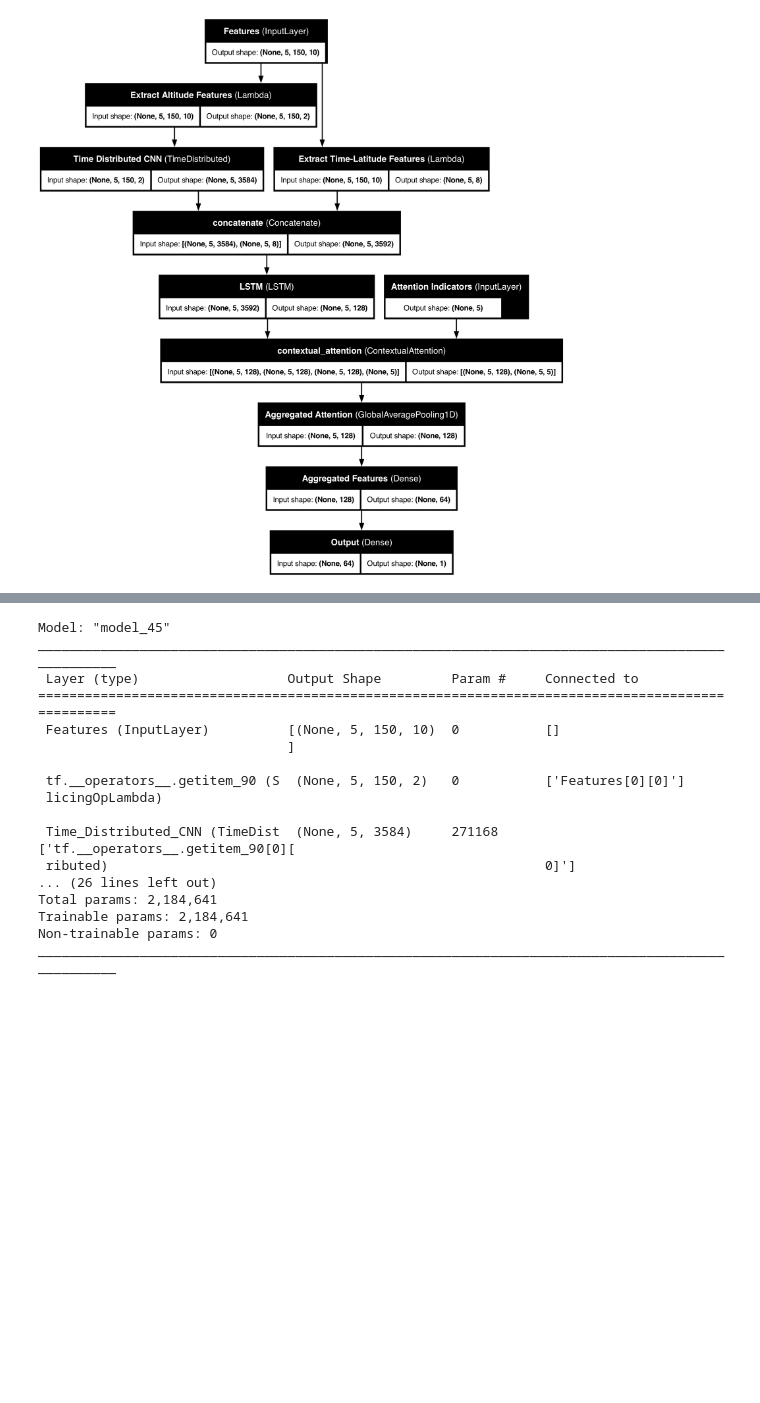
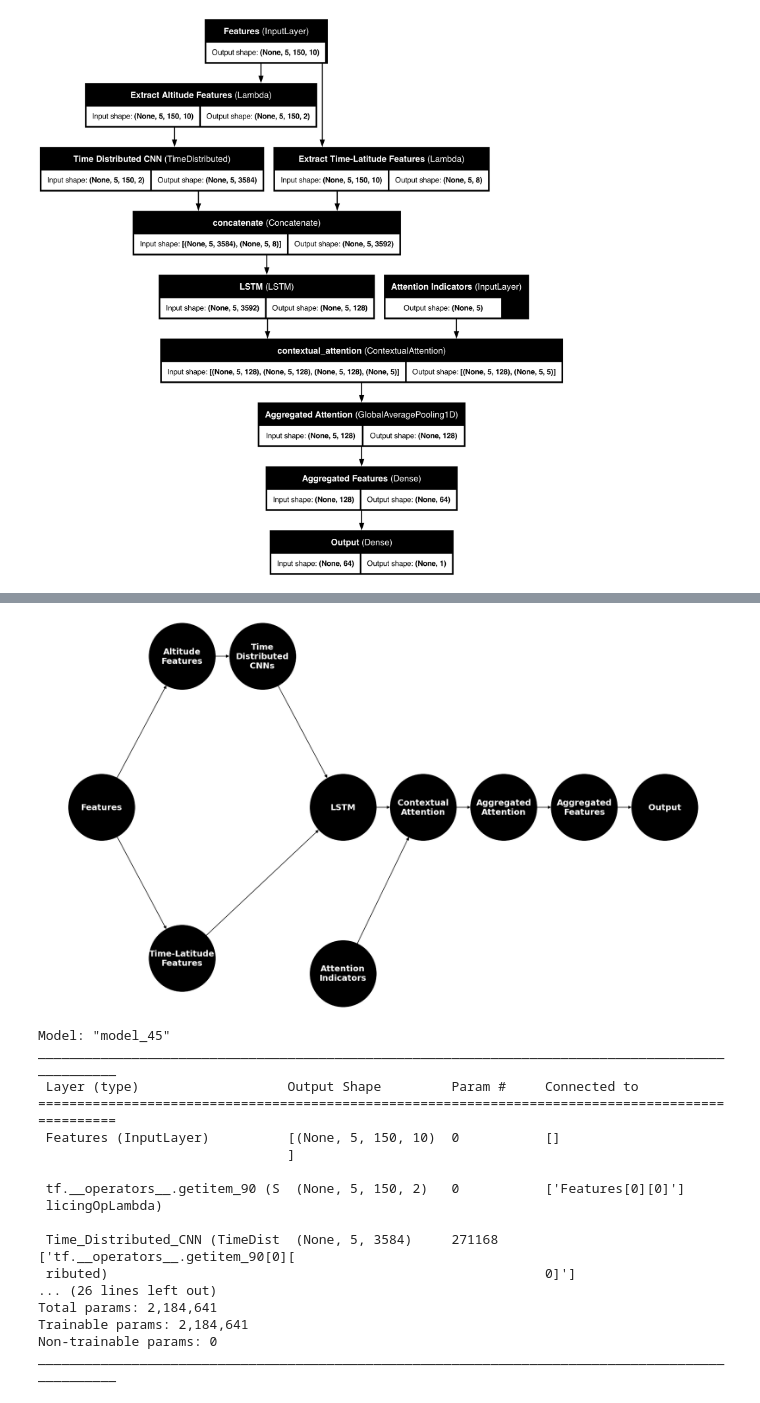
Before and after one commit to james-harvey-git/MPhys_Project, a Jupyter notebook: machine_learning.ipynb, the cells around one changed output, grey strips where cells are left out. Cells and saved outputs as stored; diff of their text form; code cells hidden in the pictures; blank space fills up the shorter version.

```diff
--- a/machine_learning.ipynb
+++ b/machine_learning.ipynb
@@ -425,3 +514,78 @@ plot_model(model, to_file='cnn_lstm_model.png', show_shapes=True, show_layer_nam
+# %%
+import matplotlib.pyplot as plt
+import networkx as nx
+
+# Create a directed graph
+G = nx.DiGraph()
+
+# Define nodes with clean labels (no brackets, properly spaced)
+nodes = {
+    "Features": "Features",
+    "Altitude_Features": "Altitude\nFeatures",
+    "Time_Latitude_Features": "Time-Latitude\nFeatures",
+    "CNN": "Time\nDistributed\nCNNs",
+    "LSTM": "LSTM",
+    "Attention_Indicators": "Attention\nIndicators",
+    "Contextual_Attention": "Contextual\nAttention",
+    "Aggregated_Attention": "Aggregated\nAttention",
+    "Aggregated_Features": "Aggregated\nFeatures",
+    "Output": "Output"
+}
+
+
+# Add nodes to the graph
+for key, label in nodes.items():
+    G.add_node(key, label=label)
+
+# Define edges (connections between layers)
+edges = [
+    ("Features", "Altitude_Features"),
+    ("Features", "Time_Latitude_Features"),
+    ("Altitude_Features", "CNN"),
+    ("CNN", "LSTM"),
+    ("Time_Latitude_Features", "LSTM"),
+    ("LSTM", "Contextual_Attention"),
+    ("Attention_Indicators", "Contextual_Attention"),
+    ("Contextual_Attention", "Aggregated_Attention"),
+    ("Aggregated_Attention", "Aggregated_Features"),
+    ("Aggregated_Features", "Output")
+]
+
+# Add edges to the graph
+G.add_edges_from(edges)
+
+# Define node positions for a left-to-right layout with increased spacing
+pos = {
+    "Features": (0, 4),
+    "Altitude_Features": (2, 5),
+    "Time_Latitude_Features": (2, 3),
+    "CNN": (4, 5),
+    "LSTM": (6, 4),
+    "Attention_Indicators": (6, 2.9),
+    "Contextual_Attention": (8, 4),
+    "Aggregated_Attention": (10, 4),
+    "Aggregated_Features": (12, 4),
+    "Output": (14, 4)
+}
+
+# Increase node size to fit text properly
+node_size = 12500
+
+# Create the figure with padding to prevent cutoff
+plt.figure(figsize=(16, 9))
+
+# Draw the graph with improved node size and spacing
+nx.draw(
+    G, pos, with_labels=True, node_size=node_size, node_color="black",
+    font_size=14, font_color="white", edge_color="black",
+    labels=nodes, font_weight="bold", arrows=True
+)
+
+# Save the final refined version ensuring all text fits and arrows are visible
+plt.savefig("final_model_architecture.png", dpi=150, bbox_inches="tight", pad_inches=0.3)
+plt.show()
+# %% [output]
+[figure, added]
 # %%
 model.summary()
 # %% [output]
```
Also changed, not shown: parts of 5 cells of this notebook, 2 other files.
